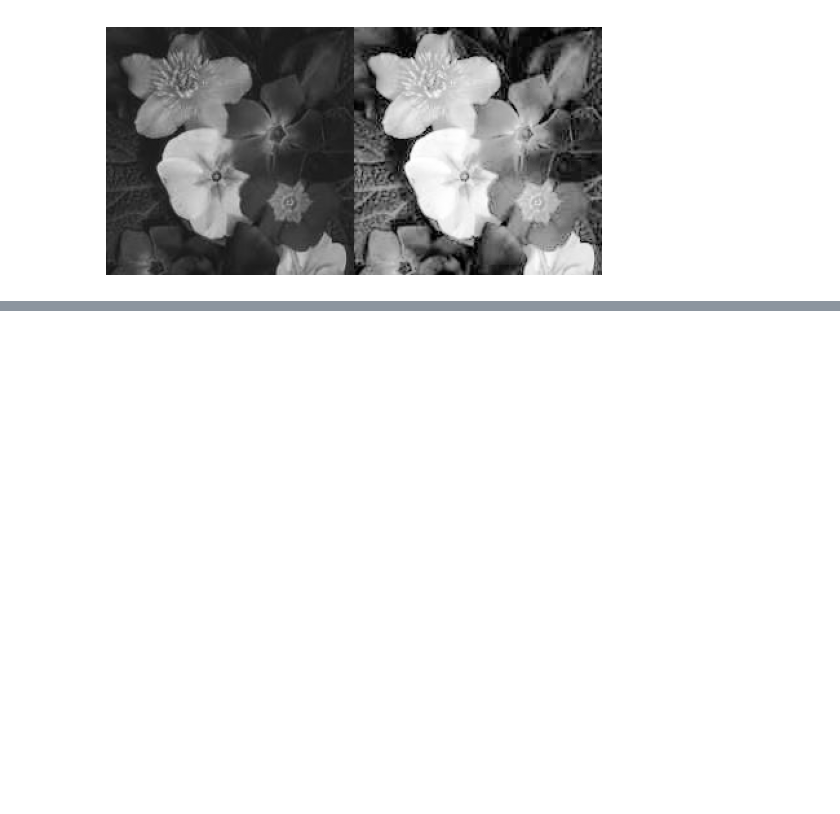
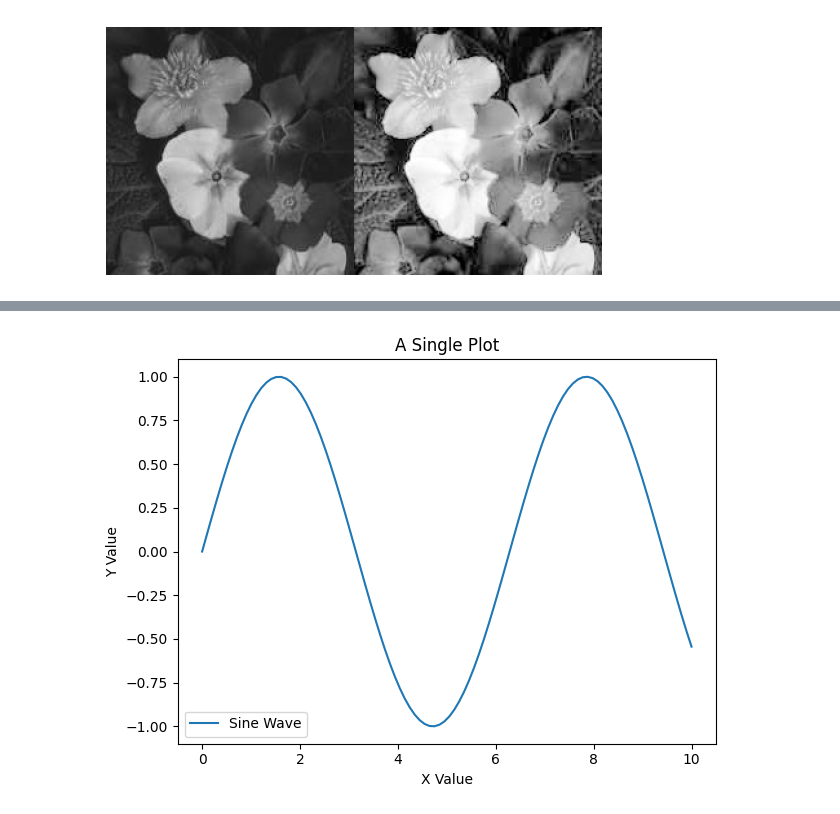
Before and after one commit to ywchanna2001/Computer-Vision, a Jupyter notebook: Histograms.ipynb, the cells around one changed output, grey strips where cells are left out. Cells and saved outputs as stored; diff of their text form; code cells hidden in the pictures; blank space fills up the shorter version.

```diff
--- a/Histograms.ipynb
+++ b/Histograms.ipynb
@@ -68,0 +93,27 @@ plt.show()
+# %%
+import matplotlib.pyplot as plt
+import numpy as np
+
+# Create some sample data
+x = np.linspace(0, 10, 100)
+y = np.sin(x)
+
+# Create a figure and a set of subplots (in this case, one subplot)
+fig, ax = plt.subplots()
+
+# Plot data on the Axes object
+ax.plot(x, y, label='Sine Wave')
+
+# Set labels and a title using the Axes object methods
+ax.set_xlabel('X Value')
+ax.set_ylabel('Y Value')
+ax.set_title('A Single Plot')
+ax.legend()
+
+# Optional: Adjust layout to prevent labels from being cut off
+fig.tight_layout()
+
+# Display the plot
+plt.show()
+# %% [output]
+[figure, added]
```
Also changed, not shown: parts of 2 cells of this notebook.
